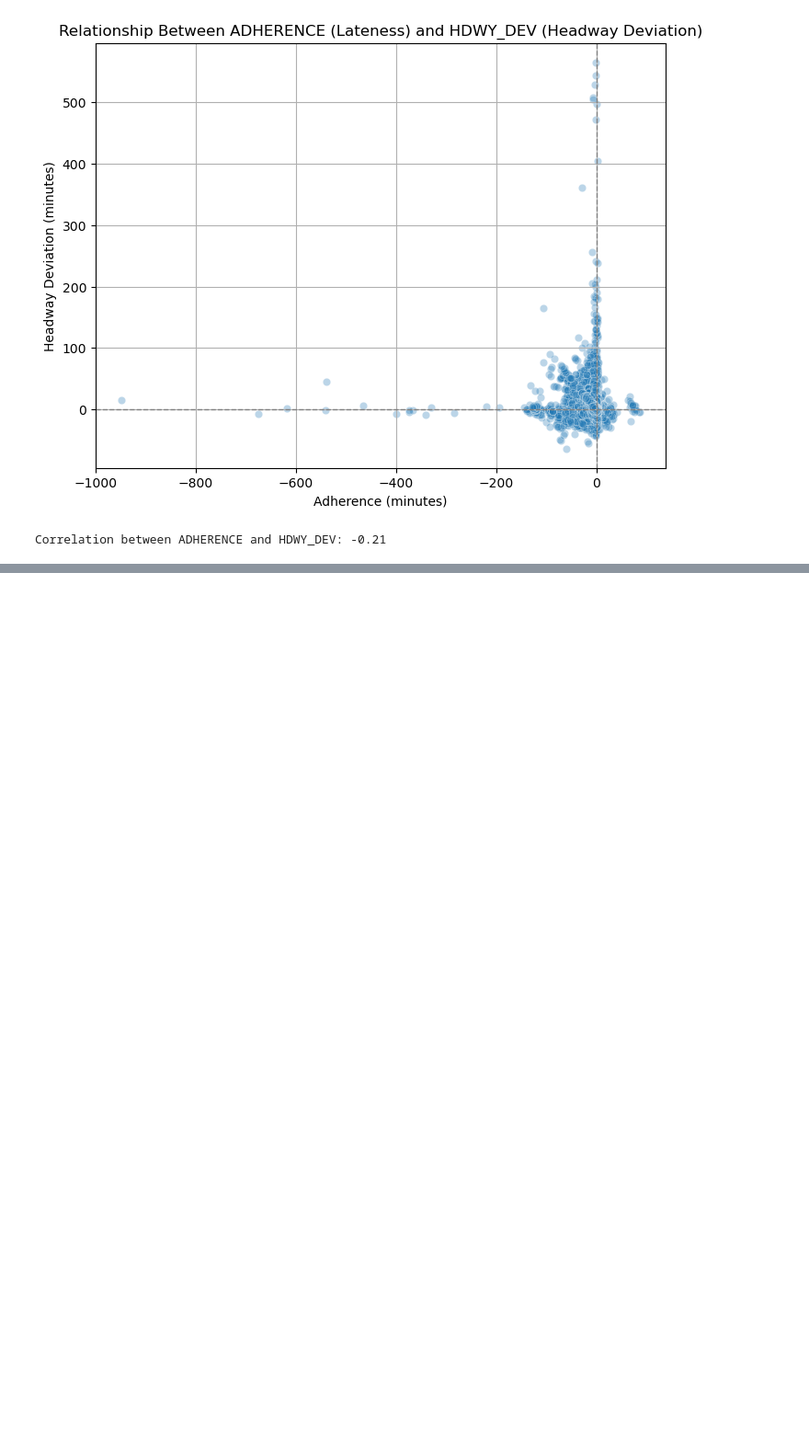
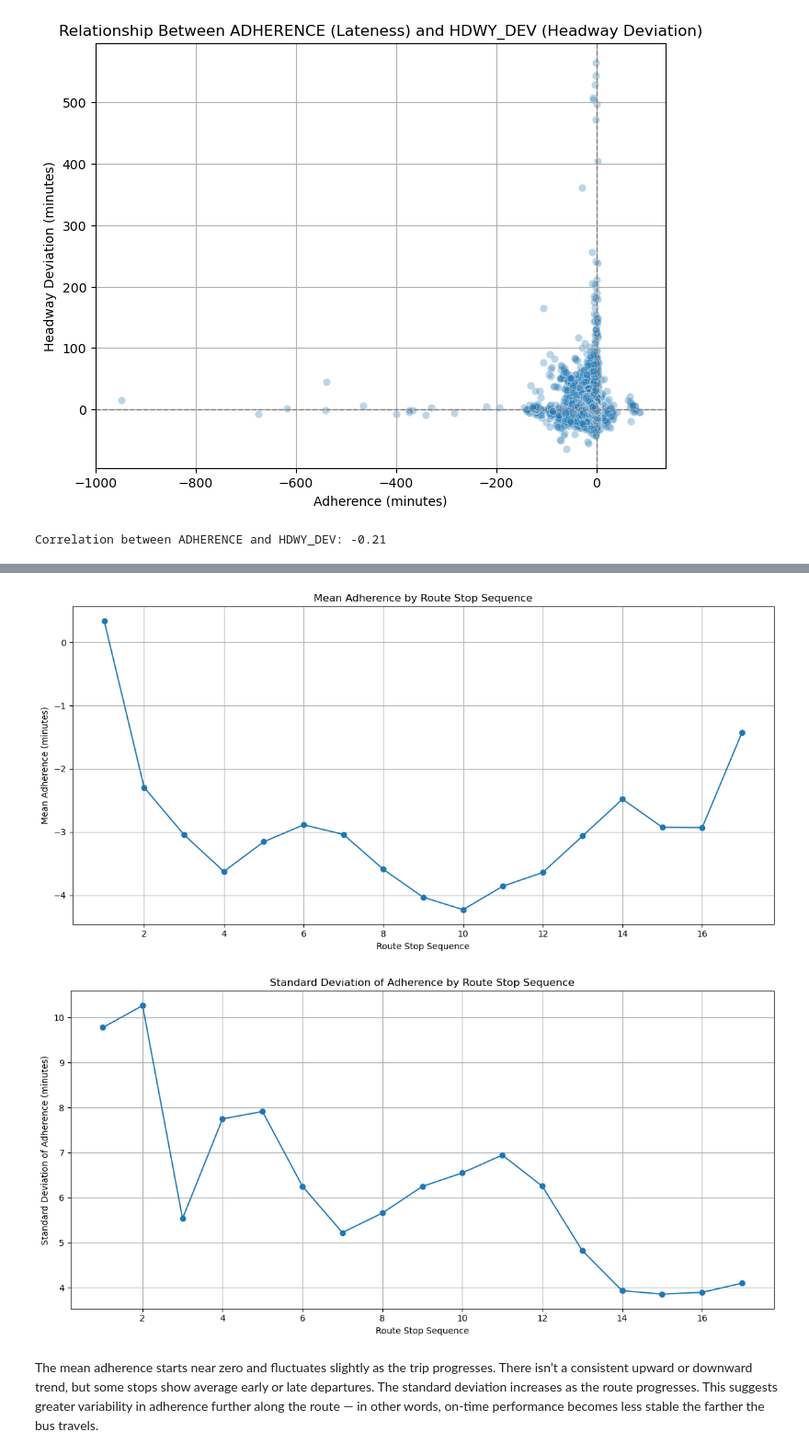
Before and after one commit to NewForce-Cohort-10-Data/wego-git-in-the-room-where-it-happens, a Jupyter notebook: notebooks/wegoproject.ipynb, the cells around one changed output, grey strips where cells are left out. Shown: that part at 92% size. Cells and saved outputs as stored; diff of their text form; code cells hidden in the pictures; blank space fills up the shorter version.

```diff
--- a/notebooks/wegoproject.ipynb
+++ b/notebooks/wegoproject.ipynb
@@ -284,0 +423,10 @@ Correlation between ADHERENCE and HDWY_DEV: -0.21
+# %%
+#group data by route_stop_sequence to find distance into the trip. calculate mean/ std dev of adherence at each stop sequence.
+
+# Step 1: Filter rows with non-null values for ROUTE_STOP_SEQUENCE and ADHERENCE
+wego_filtered = wego[['ROUTE_STOP_SEQUENCE', 'ADHERENCE']].dropna()
+
+# Step 2: Group by route stop sequence and calculate mean and standard deviation of adherence
+wego_stats = wego_filtered.groupby('ROUTE_STOP_SEQUENCE')['ADHERENCE'].agg(['mean', 'std']).reset_index()
+
+wego_stats
@@ -284,0 +452,28 @@ Correlation between ADHERENCE and HDWY_DEV: -0.21
+# %%
+# Plot mean adherence
+plt.figure(figsize=(12, 6))
+plt.plot(wego_stats['ROUTE_STOP_SEQUENCE'], wego_stats['mean'], marker='o')
+plt.title('Mean Adherence by Route Stop Sequence')
+plt.xlabel('Route Stop Sequence')
+plt.ylabel('Mean Adherence (minutes)')
+plt.grid(True)
+plt.tight_layout()
+plt.show()
+
+# Plot standard deviation of adherence
+plt.figure(figsize=(12, 6))
+plt.plot(wego_stats['ROUTE_STOP_SEQUENCE'], wego_stats['std'], marker='o')
+plt.title('Standard Deviation of Adherence by Route Stop Sequence')
+plt.xlabel('Route Stop Sequence')
+plt.ylabel('Standard Deviation of Adherence (minutes)')
+plt.grid(True)
+plt.tight_layout()
+plt.show()
+# %% [output]
+[figure, added]
+[figure, added]
+# %% [markdown]
+The mean adherence starts near zero and fluctuates slightly as the trip progresses.
+There isn’t a consistent upward or downward trend, but some stops show average early or late departures.
+The standard deviation increases as the route progresses.
+This suggests greater variability in adherence further along the route — in other words, on-time performance becomes less stable the farther the bus travels.
```
Also changed, not shown: parts of 15 cells of this notebook.
